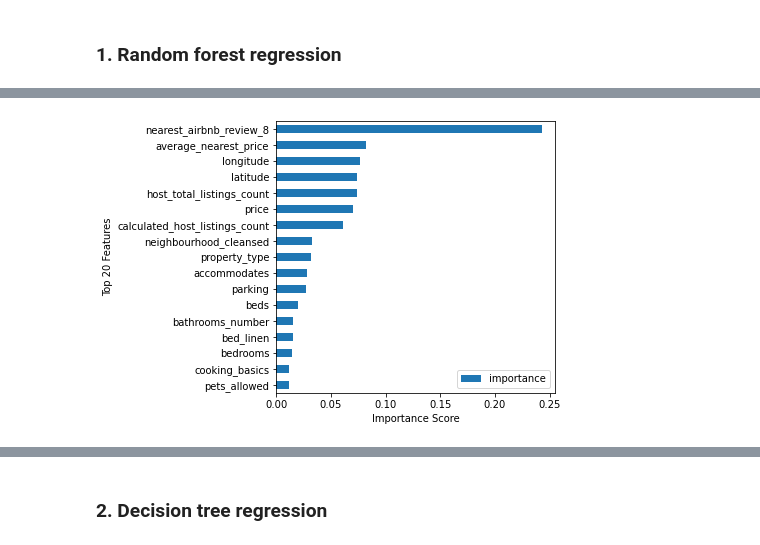
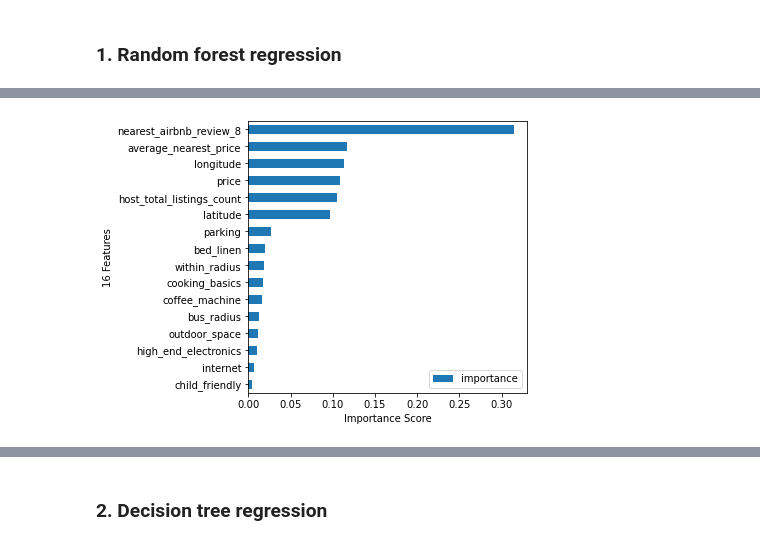
Before and after one commit to StellaLii/Airbnb-Project, a Jupyter notebook: vancouver_model/review_score/review_score.ipynb, the cells around one changed output, grey strips where cells are left out. Saved outputs shown, nothing was run; the diff lists cells and outputs as text; code cells hidden in the pictures.

```diff
--- a/vancouver_model/review_score/review_score.ipynb
+++ b/vancouver_model/review_score/review_score.ipynb
@@ -642,16 +678,16 @@ feat_imp1.head(5)
 # %%
 feat_imp = pd.DataFrame({'importance':rf_2.feature_importances_})
 feat_imp['feature'] = X_train_2.columns
 
 feat_imp.sort_values(by='importance', inplace=True)
 feat_imp = feat_imp.set_index('feature', drop=True)
-feat_imp = feat_imp[13:33]
+feat_imp = feat_imp[len(feat_imp1)-16:len(feat_imp1)]
 feat_imp.plot.barh(figsize=(5,5))
 plt.xlabel('Importance Score')
-plt.ylabel('Top 20 Features')
+plt.ylabel('16 Features')
 plt.show()
 # %% [output]
-[figure, old version]
+[figure, new version]
 # %%
 mse = sklearn.metrics.mean_squared_error(y_test_2, y_predict_rf_2)
 mae_rf_2 = sklearn.metrics.mean_absolute_error(y_test_2, y_predict_rf_2)
```
Also changed, not shown: parts of 40 cells of this notebook, 4 other files.
